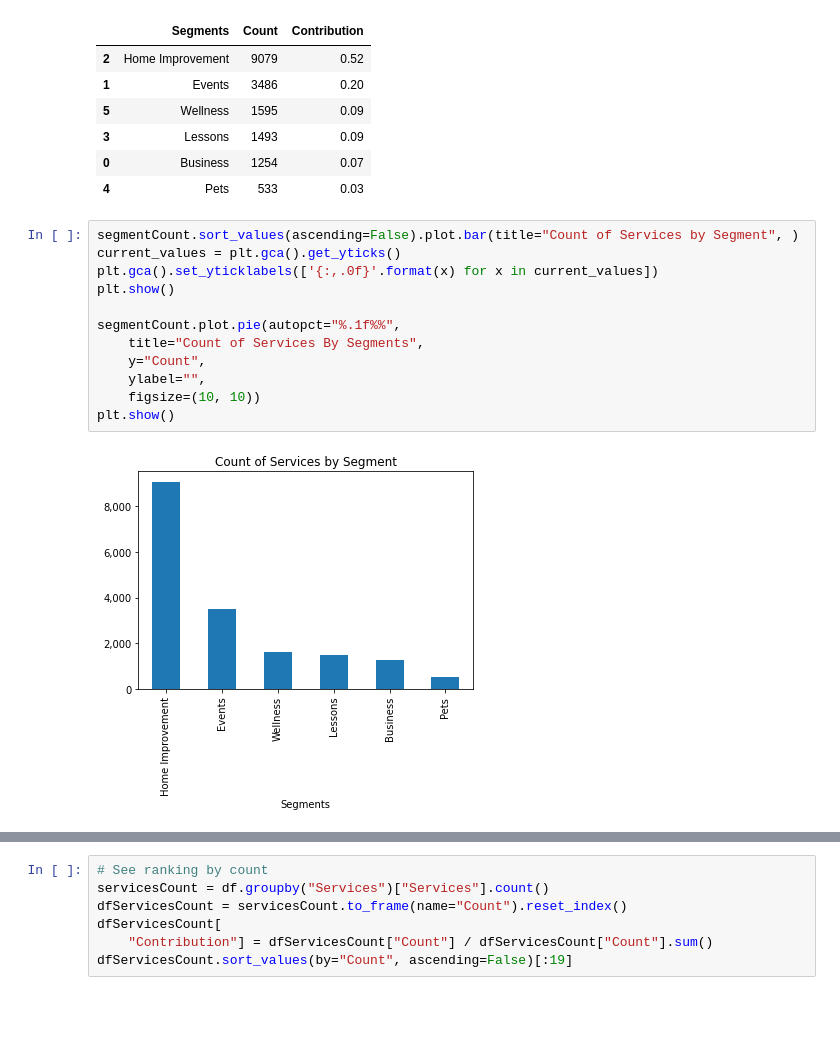
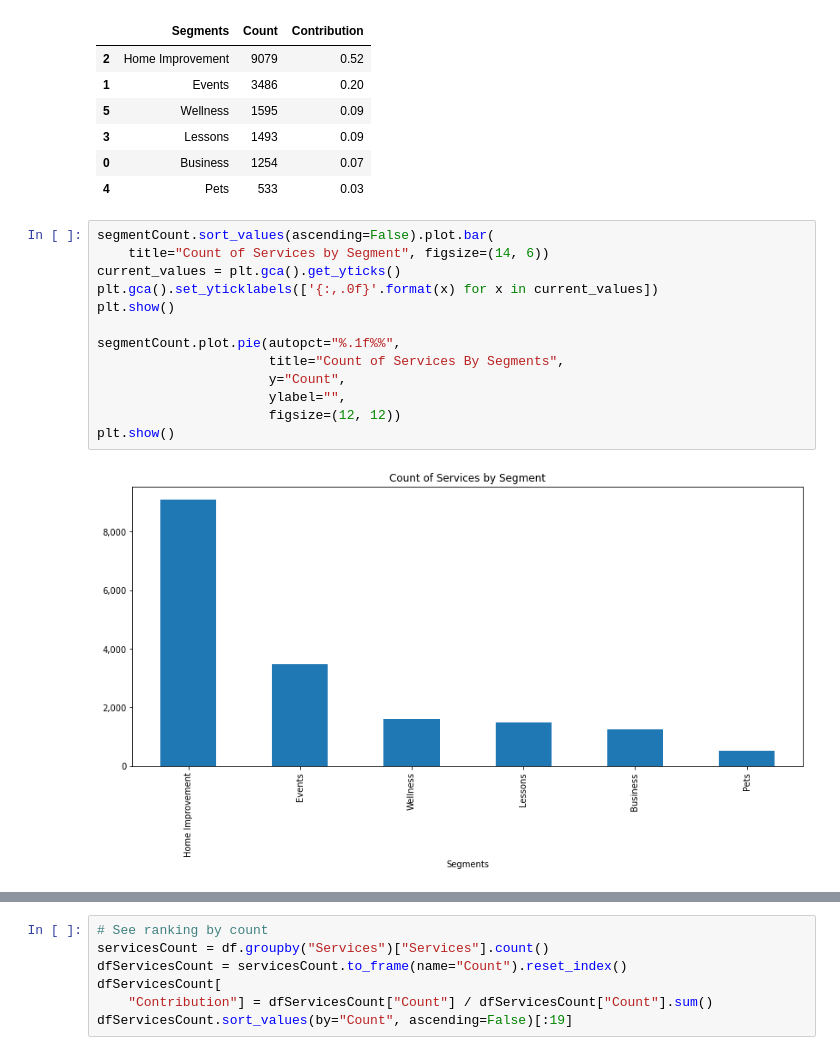
Before and after one commit to ameeruljunaidi/ScrapeThumbtack, a Jupyter notebook: analysis/main.ipynb, the cells around one changed output, grey strips where cells are left out. Cells and saved outputs as stored; diff of their text form; blank space fills up the shorter version.

Commit message:
Fixed ipynb chart

```diff
--- a/analysis/main.ipynb
+++ b/analysis/main.ipynb
@@ -45,16 +45,17 @@ dfSegmentCount.sort_values(by="Count", ascending=False)
 | 0 | Business | 1254 | 0.07 |
 | 4 | Pets | 533 | 0.03 |
 # %%
-segmentCount.sort_values(ascending=False).plot.bar(title="Count of Services by Segment", )
+segmentCount.sort_values(ascending=False).plot.bar(
+    title="Count of Services by Segment", figsize=(14, 6))
 current_values = plt.gca().get_yticks()
 plt.gca().set_yticklabels(['{:,.0f}'.format(x) for x in current_values])
 plt.show()
 
 segmentCount.plot.pie(autopct="%.1f%%",
-    title="Count of Services By Segments",
-    y="Count",
-    ylabel="",
-    figsize=(10, 10))
+                      title="Count of Services By Segments",
+                      y="Count",
+                      ylabel="",
+                      figsize=(12, 12))
 plt.show()
 # %% [output]
-[figure, old version]
+[figure, new version]
```
Also changed, not shown: parts of 1 cell of this notebook.
